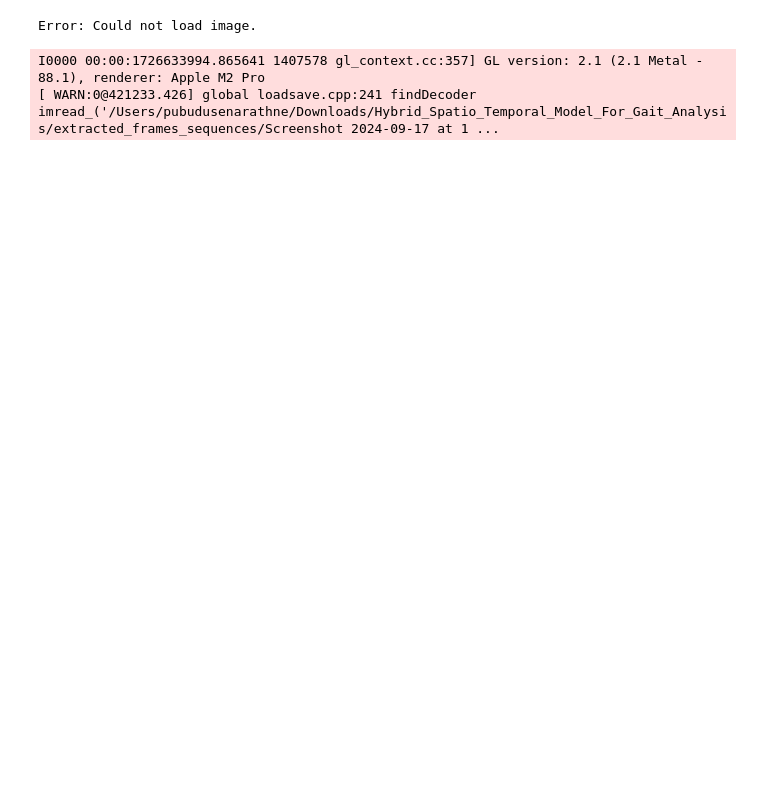
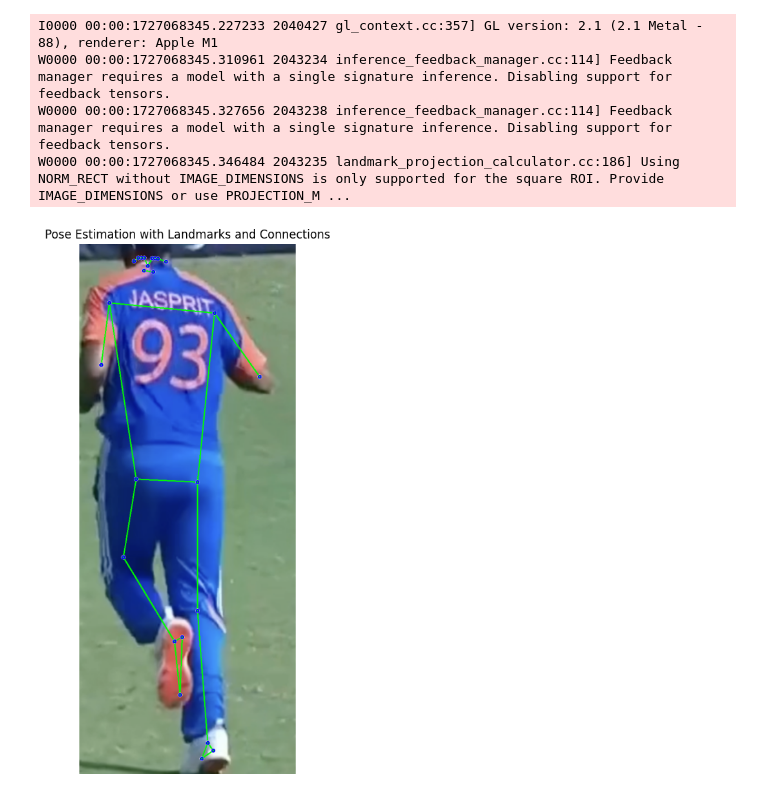
Before and after one commit to Nadun999/FYP, a Jupyter notebook: CricXpert/Hybrid_Spatio_Temporal_Model_For_Gait_Analysis/saved_models/LSTM/pose_estimation.ipynb, the cells around one changed output. Cells and saved outputs as stored; diff of their text form; code cells hidden in the pictures; blank space fills up the shorter version.

```diff
--- a/CricXpert/Hybrid_Spatio_Temporal_Model_For_Gait_Analysis/saved_models/LSTM/pose_estimation.ipynb
+++ b/CricXpert/Hybrid_Spatio_Temporal_Model_For_Gait_Analysis/saved_models/LSTM/pose_estimation.ipynb
@@ -30,34 +30,36 @@ def detect_and_visualize_pose(image_path):
         print("No pose landmarks detected.")
         return
 
     # Create a copy of the image to draw landmarks and connections
     annotated_image = image.copy()
 
     # Draw landmarks and connections on the image
     mp_drawing.draw_landmarks(
         annotated_image,
         results.pose_landmarks,
         mp_pose.POSE_CONNECTIONS,
         mp_drawing.DrawingSpec(color=(255, 0, 0), thickness=2, circle_radius=3),  # Customize landmark style
         mp_drawing.DrawingSpec(color=(0, 255, 0), thickness=2, circle_radius=2)   # Customize connection style
     )
 
     # Convert the image back to RGB for matplotlib
     annotated_image_rgb = cv2.cvtColor(annotated_image, cv2.COLOR_BGR2RGB)
 
     # Display the annotated image using matplotlib
     plt.figure(figsize=(10, 10))
     plt.imshow(annotated_image_rgb)
     plt.title('Pose Estimation with Landmarks and Connections')
     plt.axis('off')
     plt.show()
 
 
 
 # Example usage
-image_path = '/Users/pubudusenarathne/Downloads/Hybrid_Spatio_Temporal_Model_For_Gait_Analysis/extracted_frames_sequences/Screenshot 2024-09-17 at 10.20.04.png'
+image_path = '/Users/nadunsenarathne/Downloads/Documents/IIT/4th Year/FYP/CricXpert/Hybrid_Spatio_Temporal_Model_For_Gait_Analysis/saved_models/ResNet/1.png'
 detect_and_visualize_pose(image_path)
 # %% [output]
-Error: Could not load image.
+I0000 00:00:1727068345.227233 2040427 gl_context.cc:357] GL version: 2.1 (2.1 Metal - 88), renderer: Apple M1
+W0000 00:00:1727068345.310961 2043234 inference_feedback_manager.cc:114] Feedback manager requires a model with a single signature inference. Disabling support for feedback tensors.
+W0000 00:00:1727068345.327656 2043238 inference_feedback_manager.cc:114] Feedback manager requires a model with a single signature inference. Disabling support for feedback tensors.
+W0000 00:00:1727068345.346484 2043235 landmark_projection_calculator.cc:186] Using NORM_RECT without IMAGE_DIMENSIONS is only supported for the square ROI. Provide IMAGE_DIMENSIONS or use PROJECTION_M ...
-I0000 00:00:1726633994.865641 1407578 gl_context.cc:357] GL version: 2.1 (2.1 Metal - 88.1), renderer: Apple M2 Pro
-[ WARN:0@421233.426] global loadsave.cpp:241 findDecoder imread_('/Users/pubudusenarathne/Downloads/Hybrid_Spatio_Temporal_Model_For_Gait_Analysis/extracted_frames_sequences/Screenshot 2024-09-17 at 1 ...
+[figure, added]
```
Also changed, not shown: parts of 9 cells of this notebook, 7 other files.
